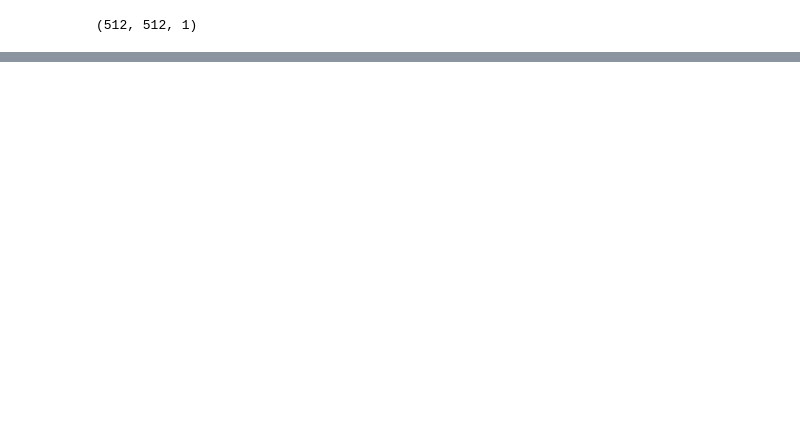
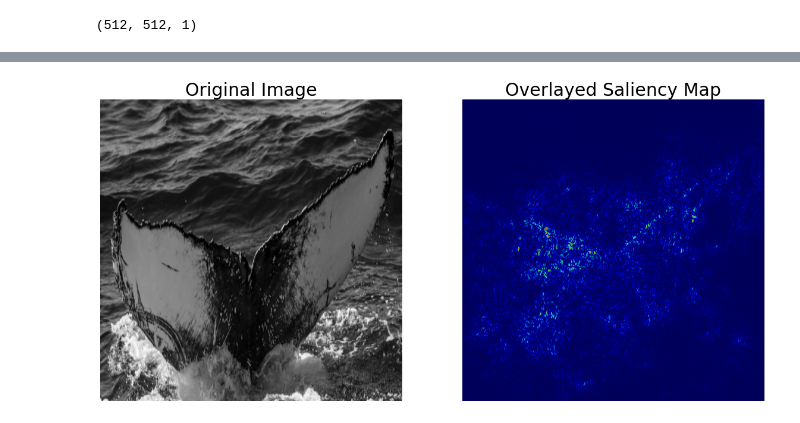
Before and after one commit to degtyardmitry/humpbackid, a Jupyter notebook: XAI_apply.ipynb, the cells around one changed output, grey strips where cells are left out. Saved outputs shown, nothing was run; the diff lists cells and outputs as text; code cells hidden in the pictures; blank space fills up the shorter version.

```diff
--- a/XAI_apply.ipynb
+++ b/XAI_apply.ipynb
@@ -769,0 +772,6 @@ overlay_saliency_map_on_image(img, saliency_map)
+# %%
+# preprocess the image
+img = read_cropped_image(img_orig_name , False)
+overlay_saliency_map_on_image(img, saliency_map_last)
+# %% [output]
+[figure, added]
```
Also changed, not shown: parts of 8 cells of this notebook.
